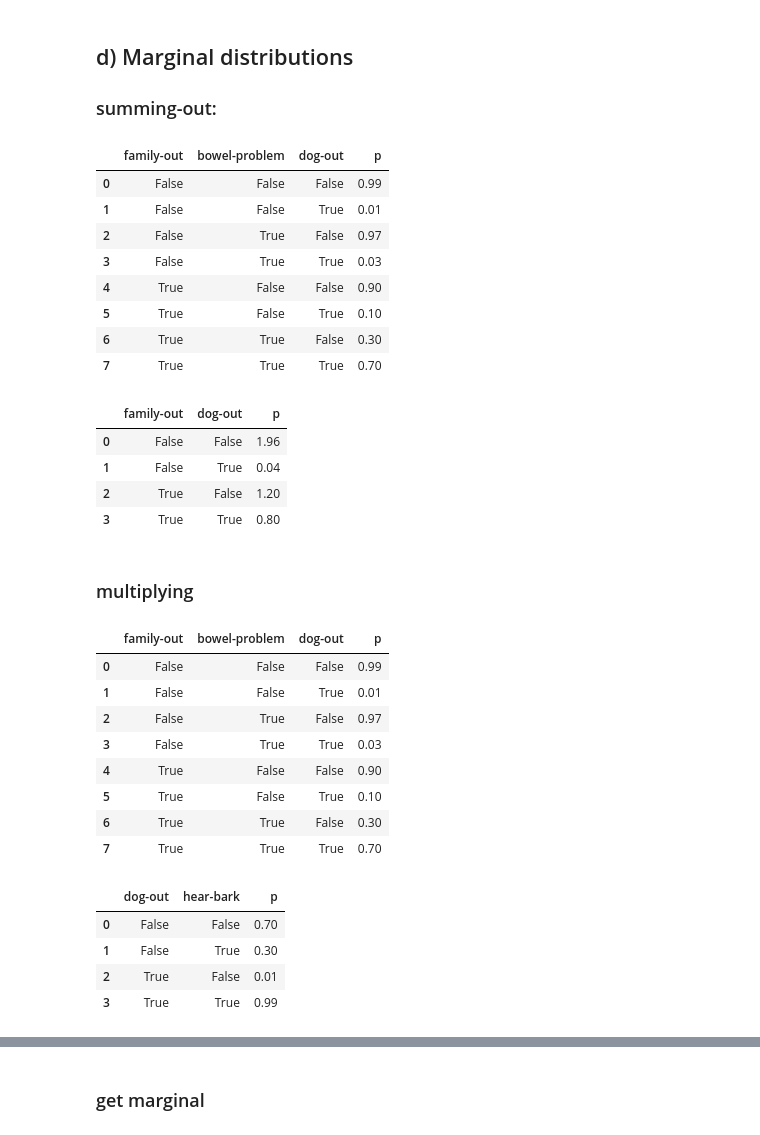
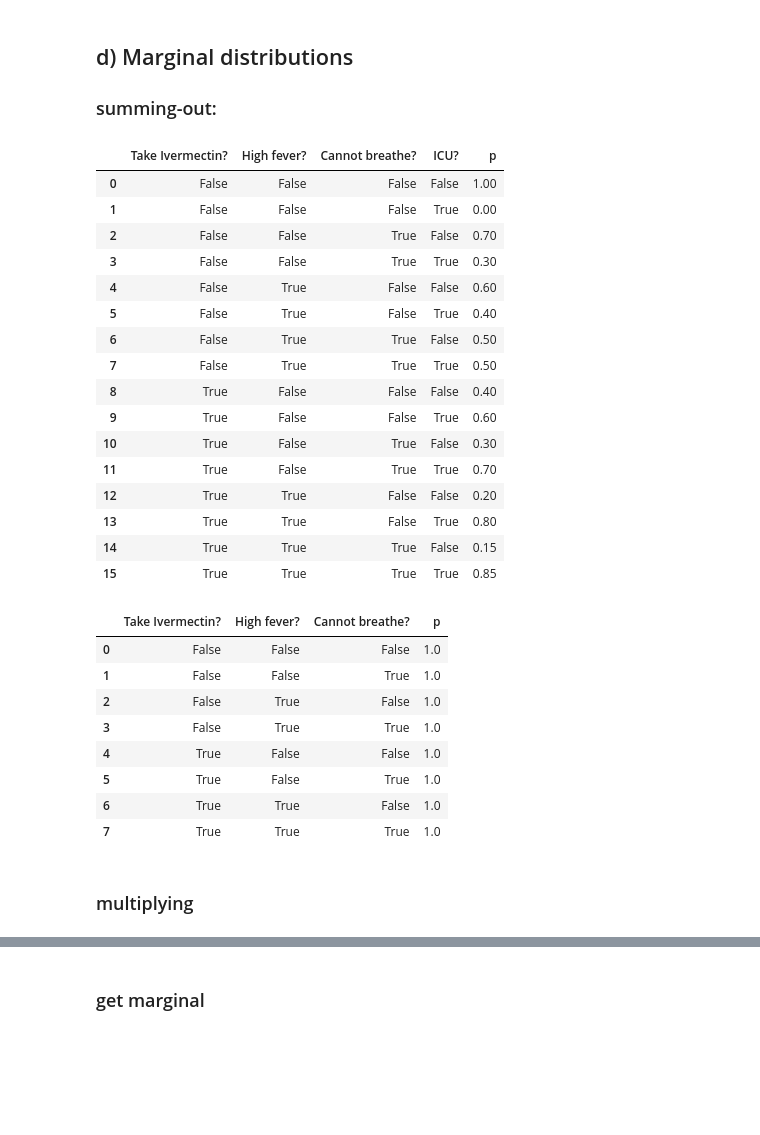
Before and after one commit to valbuc/KR-Project2, a Jupyter notebook: covid.ipynb, the cells around one changed output, grey strips where cells are left out. Drawn from its saved outputs; the diff is of its cells as text; code cells hidden in the pictures; blank space fills up the shorter version.

```diff
--- a/covid.ipynb
+++ b/covid.ipynb
@@ -145,47 +155,37 @@ pruned.get_cpt('dog-out')
 
 ### summing-out:
 # %%
-factor = covid.get_cpt('dog-out')
+factor = covid.get_cpt('ICU?')
 factor
 # %% [output]
-|  | family-out | bowel-problem | dog-out | p |
-| 0 | False | False | False | 0.99 |
-| 1 | False | False | True | 0.01 |
-| 2 | False | True | False | 0.97 |
-| 3 | False | True | True | 0.03 |
-| 4 | True | False | False | 0.90 |
-| 5 | True | False | True | 0.10 |
-| 6 | True | True | False | 0.30 |
-| 7 | True | True | True | 0.70 |
+|  | Take Ivermectin? | High fever? | Cannot breathe? | ICU? | p |
+| 0 | False | False | False | False | 1.00 |
+| 1 | False | False | False | True | 0.00 |
+| 2 | False | False | True | False | 0.70 |
+| 3 | False | False | True | True | 0.30 |
+| 4 | False | True | False | False | 0.60 |
+| 5 | False | True | False | True | 0.40 |
+| 6 | False | True | True | False | 0.50 |
+| 7 | False | True | True | True | 0.50 |
+| 8 | True | False | False | False | 0.40 |
+| 9 | True | False | False | True | 0.60 |
+| 10 | True | False | True | False | 0.30 |
+| 11 | True | False | True | True | 0.70 |
+| 12 | True | True | False | False | 0.20 |
+| 13 | True | True | False | True | 0.80 |
+| 14 | True | True | True | False | 0.15 |
+| 15 | True | True | True | True | 0.85 |
 # %%
-reasoner.sum_out(factor, ['bowel-problem'])
+reasoner.sum_out(factor, ['ICU?'])
 # %% [output]
-|  | family-out | dog-out | p |
-| 0 | False | False | 1.96 |
-| 1 | False | True | 0.04 |
-| 2 | True | False | 1.20 |
-| 3 | True | True | 0.80 |
+|  | Take Ivermectin? | High fever? | Cannot breathe? | p |
+| 0 | False | False | False | 1.0 |
+| 1 | False | False | True | 1.0 |
+| 2 | False | True | False | 1.0 |
+| 3 | False | True | True | 1.0 |
+| 4 | True | False | False | 1.0 |
+| 5 | True | False | True | 1.0 |
+| 6 | True | True | False | 1.0 |
+| 7 | True | True | True | 1.0 |
 # %% [markdown]
 ### multiplying
-# %%
-dog = covid.get_cpt('dog-out')
-dog
-# %% [output]
-|  | family-out | bowel-problem | dog-out | p |
-| 0 | False | False | False | 0.99 |
-| 1 | False | False | True | 0.01 |
-| 2 | False | True | False | 0.97 |
-| 3 | False | True | True | 0.03 |
-| 4 | True | False | False | 0.90 |
-| 5 | True | False | True | 0.10 |
-| 6 | True | True | False | 0.30 |
-| 7 | True | True | True | 0.70 |
-# %%
-bark = covid.get_cpt('hear-bark')
-bark
-# %% [output]
-|  | dog-out | hear-bark | p |
-| 0 | False | False | 0.70 |
-| 1 | False | True | 0.30 |
-| 2 | True | False | 0.01 |
-| 3 | True | True | 0.99 |
```
Also changed, not shown: parts of 12 cells of this notebook.
